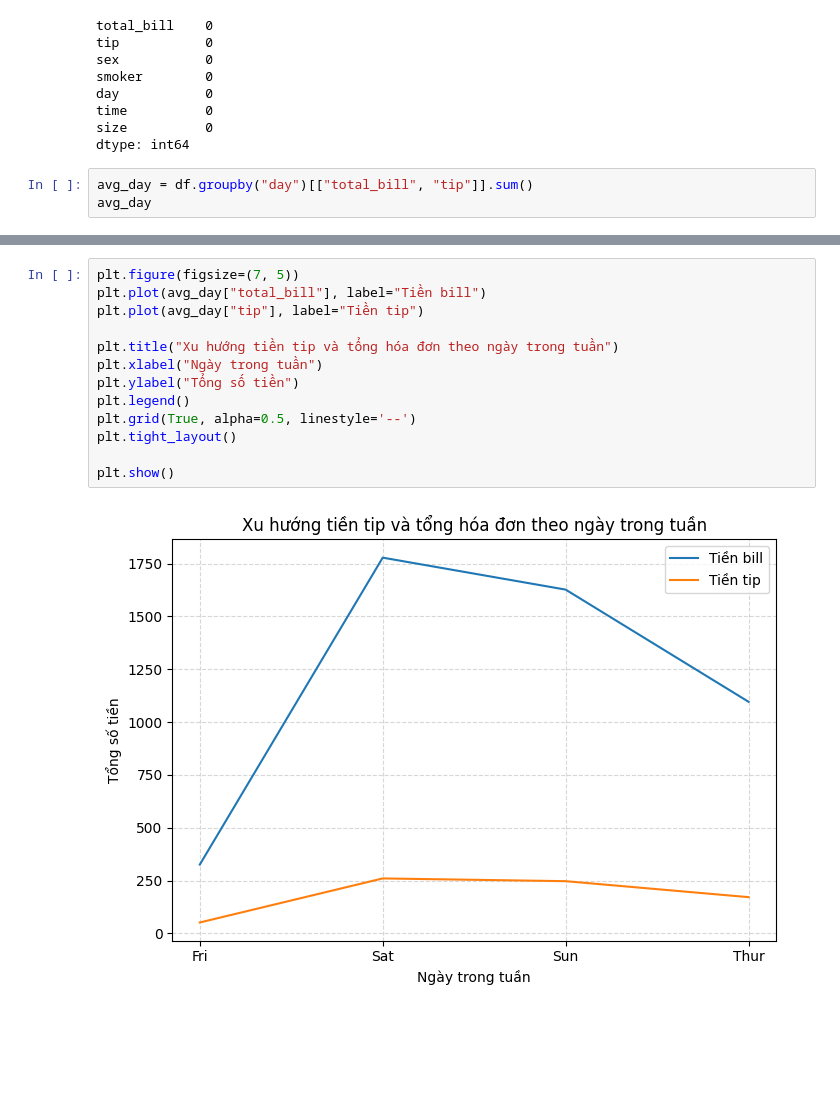
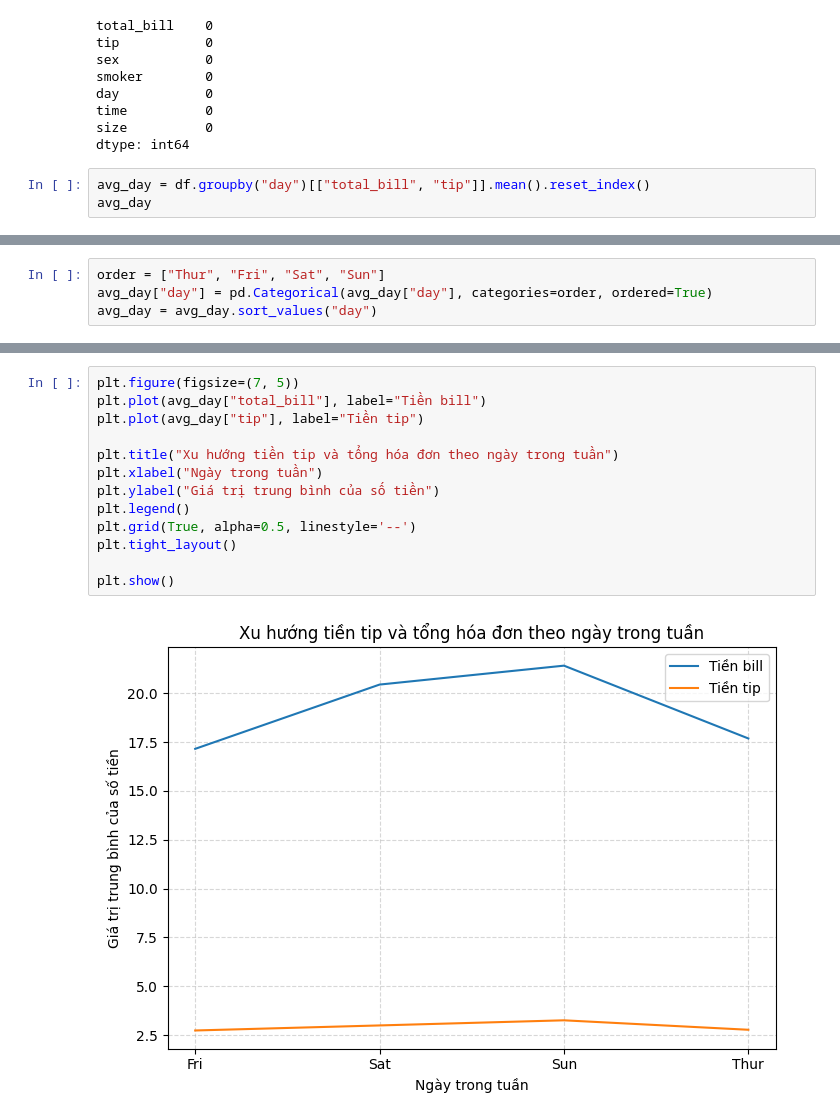
Before and after one commit to anhvq44/CSA17, a Jupyter notebook: Lesson6/hw6/hw6.ipynb, the cells around one changed output, grey strips where cells are left out. Drawn from its saved outputs; the diff is of its cells as text; blank space fills up the shorter version.

```diff
--- a/Lesson6/hw6/hw6.ipynb
+++ b/Lesson6/hw6/hw6.ipynb
@@ -14,6 +14,6 @@ time          0
 size          0
 dtype: int64
 # %%
-avg_day = df.groupby("day")[["total_bill", "tip"]].sum()
+avg_day = df.groupby("day")[["total_bill", "tip"]].mean().reset_index()
 avg_day
 # %% [output]
@@ -25,0 +25,4 @@ avg_day
+# %%
+order = ["Thur", "Fri", "Sat", "Sun"]
+avg_day["day"] = pd.Categorical(avg_day["day"], categories=order, ordered=True)
+avg_day = avg_day.sort_values("day")
@@ -26,15 +54,15 @@ avg_day
 # %%
 plt.figure(figsize=(7, 5))
 plt.plot(avg_day["total_bill"], label="Tiền bill")
 plt.plot(avg_day["tip"], label="Tiền tip")
 
 plt.title("Xu hướng tiền tip và tổng hóa đơn theo ngày trong tuần")
 plt.xlabel("Ngày trong tuần")
-plt.ylabel("Tổng số tiền")
+plt.ylabel("Giá trị trung bình của số tiền")
 plt.legend()
 plt.grid(True, alpha=0.5, linestyle='--')
 plt.tight_layout()
 
 plt.show()
 # %% [output]
-[figure, old version]
+[figure, new version]
```
Also changed, not shown: parts of 2 cells of this notebook, 2 other files.
